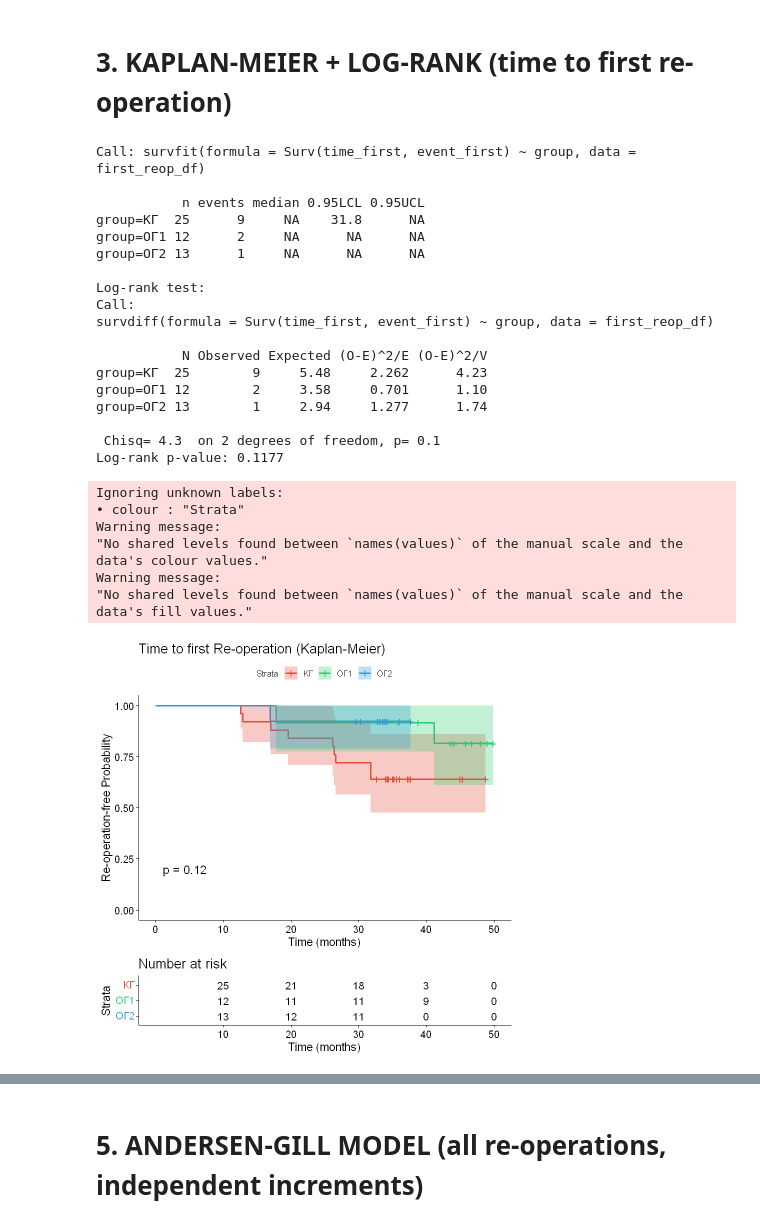
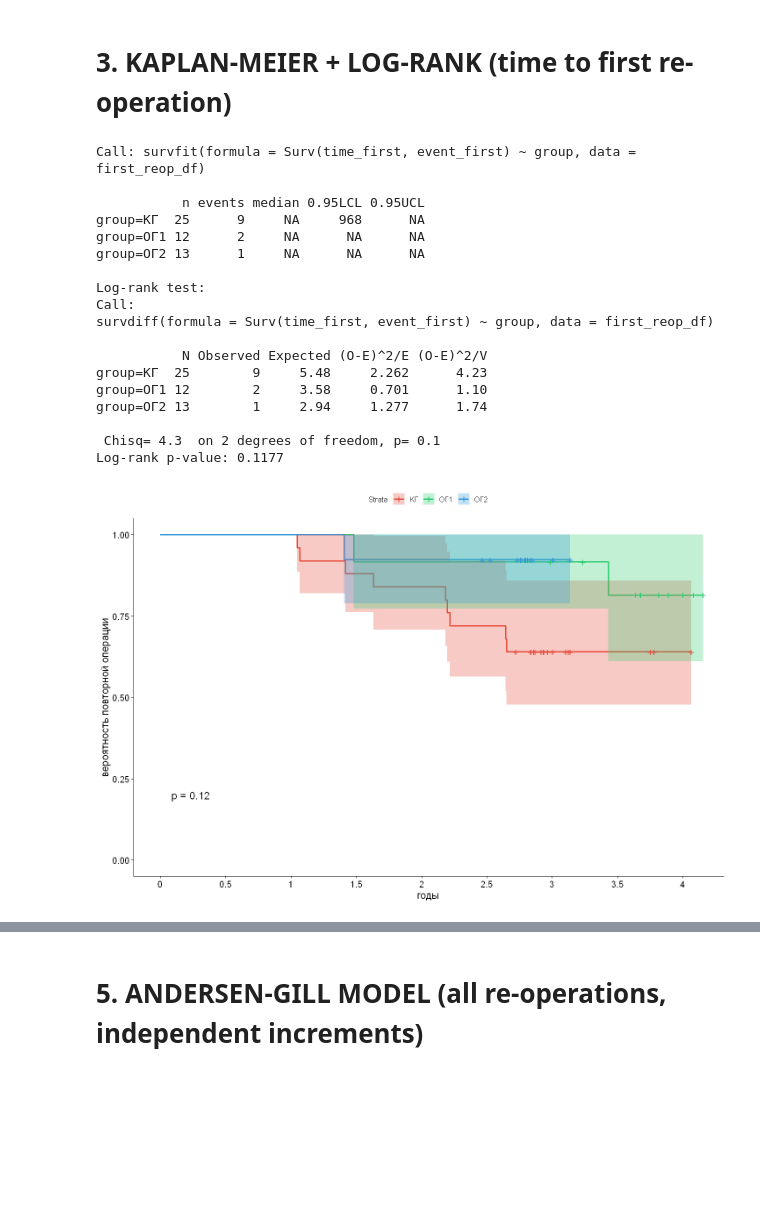
Before and after one commit to maat4maat/lor01, a Jupyter notebook: jupyter/time-event-template.ipynb, the cells around one changed output, grey strips where cells are left out. Saved outputs shown, nothing was run; the diff lists cells and outputs as text; code cells hidden in the pictures; blank space fills up the shorter version.

Commit message:
Adjust graphs, texts

```diff
--- a/jupyter/time-event-template.ipynb
+++ b/jupyter/time-event-template.ipynb
@@ -59,10 +65,13 @@ data <- raw |>
     date_reoperation2 = as.Date(`дата операции 2`)
   )
 
-# ---- Helper: months between two dates ----
-months_diff <- function(d_start, d_end) {
-  as.numeric(difftime(as.Date(d_end), as.Date(d_start), units = "days")) / 30.4375
+# ---- Helper: days between two dates ----
+days_diff <- function(d_start, d_end) {
+  as.numeric(difftime(as.Date(d_end), as.Date(d_start), units = "days"))
 }
+
+# 6 months in days (used for axis breaks)
+six_months_days <- 365.25 / 2   # 182.625
 
 # ---- Study end = latest date observed across all patients ----
 study_end <- max(c(data$date_reoperation2, data$date_reoperation1, data$date_operation), na.rm = TRUE)
@@ -72,7 +81,7 @@ cat(sprintf("Study end date (latest observed): %s\n\n", as.character(study_end))
 patient_df <- data |>
   mutate(
     n_reops  = reop1 + reop2,
-    followup = months_diff(date_operation, study_end)
+    followup = days_diff(date_operation, study_end)
   )
 
 cat(sprintf("Patients loaded: %d\n", nrow(patient_df)))
@@ -143,7 +259,7 @@ first_reop_df <- patient_df |>
   mutate(
     time_first  = ifelse(
       reop1 == 1,
-      months_diff(date_operation, date_reoperation1),
+      days_diff(date_operation, date_reoperation1),
       followup
     ),
     event_first = as.integer(reop1 == 1)
@@ -172,10 +288,10 @@ make_long_format <- function(df) {
     grp  <- as.character(df$group[i])
     fup  <- df$followup[i]
 
-    # Event times in months from index operation
+    # Event times in days from index operation
     et <- numeric(0)
-    if (df$reop1[i] == 1) et <- c(et, months_diff(df$date_operation[i], df$date_reoperation1[i]))
-    if (df$reop2[i] == 1) et <- c(et, months_diff(df$date_operation[i], df$date_reoperation2[i]))
+    if (df$reop1[i] == 1) et <- c(et, days_diff(df$date_operation[i], df$date_reoperation1[i]))
+    if (df$reop2[i] == 1) et <- c(et, days_diff(df$date_operation[i], df$date_reoperation2[i]))
     et <- sort(et)
 
     if (length(et) == 0) {
@@ -205,8 +321,3 @@ make_long_format <- function(df) {
   bind_rows(rows) |>
     mutate(group = factor(group))
 }
-
-long_df <- make_long_format(patient_df)
-
-cat("\n=== Long format (first 10 rows) ===\n")
-print(head(long_df, 10))
@@ -236,51 +332,45 @@ logrank <- survdiff(Surv(time_first, event_first) ~ group, data = first_reop_df)
 cat("\nLog-rank test:\n")
 print(logrank)
 
 # P-value
 p_logrank <- pchisq(logrank$chisq, df = length(logrank$n) - 1, lower.tail = FALSE)
 cat(sprintf("Log-rank p-value: %.4f\n", p_logrank))
 
 # Plot
 km_plot <- ggsurvplot(
   km_fit,
-  data        = first_reop_df,
-  pval        = TRUE,
-  conf.int    = TRUE,
-  risk.table  = TRUE,
-  palette     = group_palette,
-  title       = "Time to first Re-operation (Kaplan-Meier)",
-  xlab        = "Time (months)",
-  ylab        = "Re-operation-free Probability",
-  legend.labs = group_levels
+  data           = first_reop_df,
+  pval           = TRUE,
+  conf.int       = TRUE,
+  risk.table     = FALSE,
+  palette        = group_palette,
+  xlab           = "годы",
+  ylab           = "вероятность повторной операции",
+  legend.labs    = group_levels,
+  break.time.by  = six_months_days,  # tick every 0.5 years
+  xscale         = 365.25            # convert day values to year labels
 )
+
 print(km_plot)
 # %% [output]
 Call: survfit(formula = Surv(time_first, event_first) ~ group, data = first_reop_df)
 
            n events median 0.95LCL 0.95UCL
-group=КГ  25      9     NA    31.8      NA
+group=КГ  25      9     NA     968      NA
 group=ОГ1 12      2     NA      NA      NA
 group=ОГ2 13      1     NA      NA      NA
 
 Log-rank test:
 Call:
 survdiff(formula = Surv(time_first, event_first) ~ group, data = first_reop_df)
 
            N Observed Expected (O-E)^2/E (O-E)^2/V
 group=КГ  25        9     5.48     2.262      4.23
 group=ОГ1 12        2     3.58     0.701      1.10
 group=ОГ2 13        1     2.94     1.277      1.74
 
  Chisq= 4.3  on 2 degrees of freedom, p= 0.1
 Log-rank p-value: 0.1177
-Ignoring unknown labels:
-• colour : "Strata"
-Warning message:
-"No shared levels found between `names(values)` of the manual scale and the
-data's colour values."
-Warning message:
-"No shared levels found between `names(values)` of the manual scale and the
-data's fill values."
-[figure, old version]
+[figure, new version]
 # %%
 # Survival estimates at every 6 months (half-year intervals)
```
Also changed, not shown: parts of 18 cells of this notebook.
